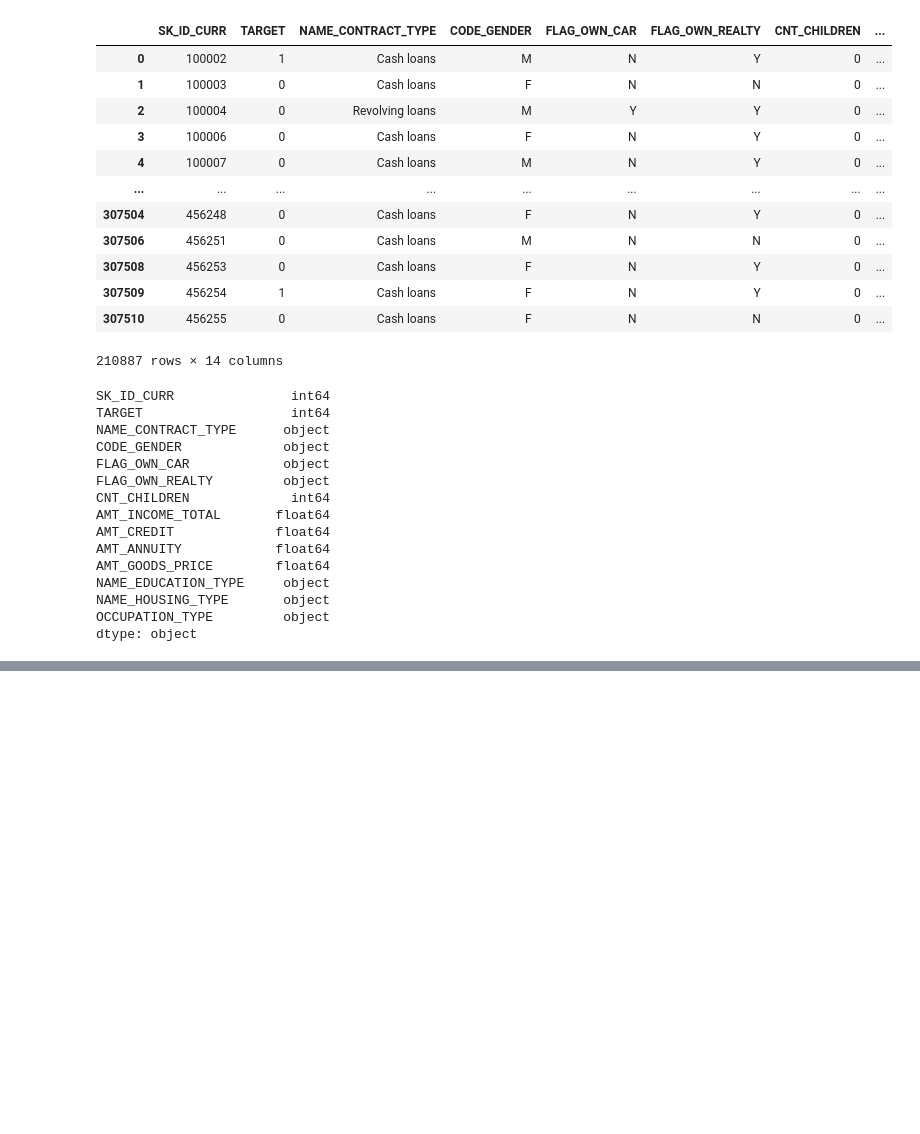
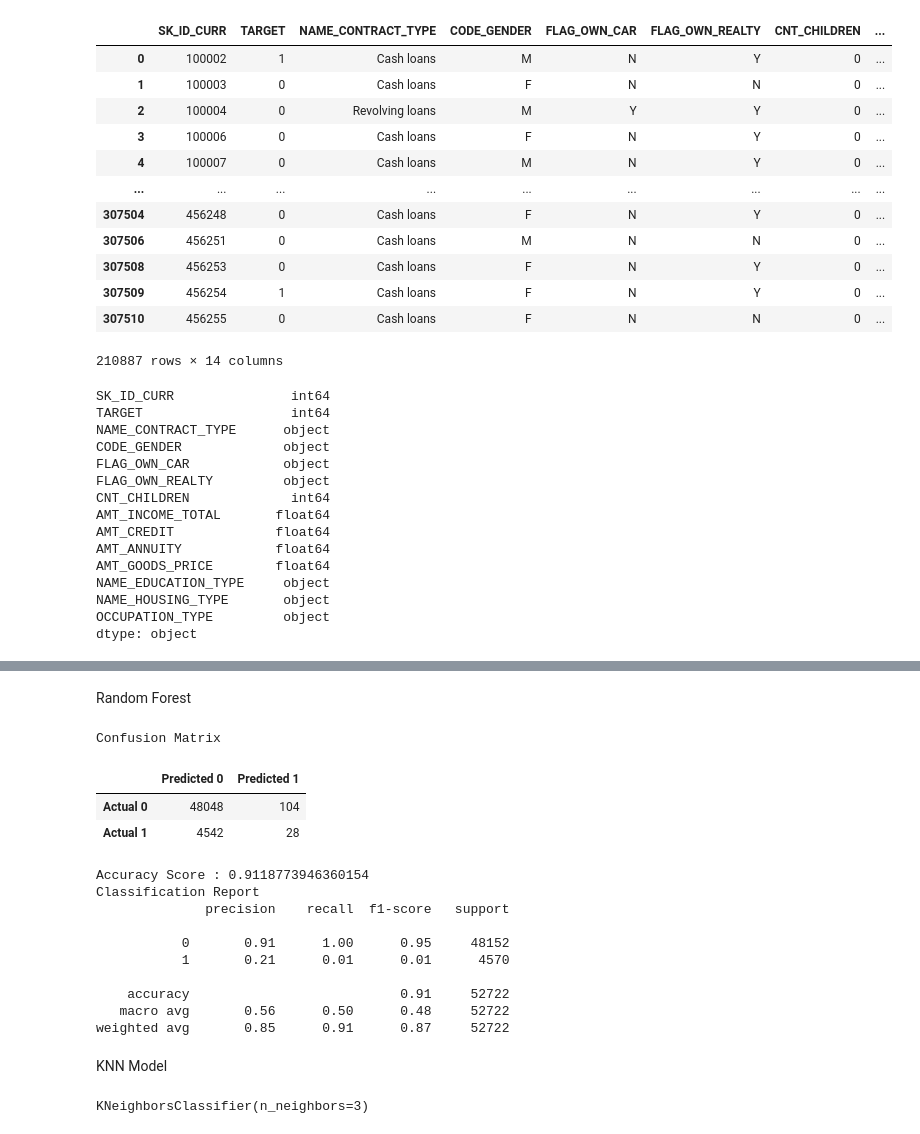
Before and after one commit to troyflood94/final_project, a Jupyter notebook: work_file.ipynb, the cells around one changed output, grey strips where cells are left out. Saved outputs shown, nothing was run; the diff lists cells and outputs as text; code cells hidden in the pictures; blank space fills up the shorter version.

Commit message:
added random forest model

```diff
--- a/work_file.ipynb
+++ b/work_file.ipynb
@@ -69,0 +99,2 @@ X_train, X_test, y_train, y_test = train_test_split(data,target)
+# %% [markdown]
+Random Forest
@@ -69,0 +106,42 @@ X_train, X_test, y_train, y_test = train_test_split(data,target)
+# %%
+#Instantiate Random Forest Classifier
+rf_model=RandomForestClassifier(n_estimators=300,random_state=78)
+# %%
+#fit the model on y_train data
+rf_model=rf_model.fit(X_train_scaled,y_train)
+# %%
+#make predictions with the rf_model
+predictions=rf_model.predict(X_test_scaled)
+# %%
+#create a confusion matrix to evaluate the models performance
+cm = confusion_matrix(y_test, predictions)
+cm_df = pd.DataFrame(
+    cm, index=["Actual 0", "Actual 1"], columns=["Predicted 0", "Predicted 1"]
+)
+
+# Calculate accuracy score
+acc_score = accuracy_score(y_test, predictions)
+# %%
+#display the results
+print("Confusion Matrix")
+display(cm_df)
+print(f"Accuracy Score : {acc_score}")
+print("Classification Report")
+print(classification_report(y_test, predictions))
+# %% [output]
+Confusion Matrix
+|  | Predicted 0 | Predicted 1 |
+| Actual 0 | 48048 | 104 |
+| Actual 1 | 4542 | 28 |
+Accuracy Score : 0.9118773946360154
+Classification Report
+              precision    recall  f1-score   support
+
+           0       0.91      1.00      0.95     48152
+           1       0.21      0.01      0.01      4570
+
+    accuracy                           0.91     52722
+   macro avg       0.56      0.50      0.48     52722
+weighted avg       0.85      0.91      0.87     52722
+# %% [markdown]
+KNN Model
@@ -69,0 +154,5 @@ X_train, X_test, y_train, y_test = train_test_split(data,target)
+# %%
+# Train the model using the training data
+knn.fit(X_train_scaled, y_train)
+# %% [output]
+KNeighborsClassifier(n_neighbors=3)
```
Also changed, not shown: parts of 8 cells of this notebook.
